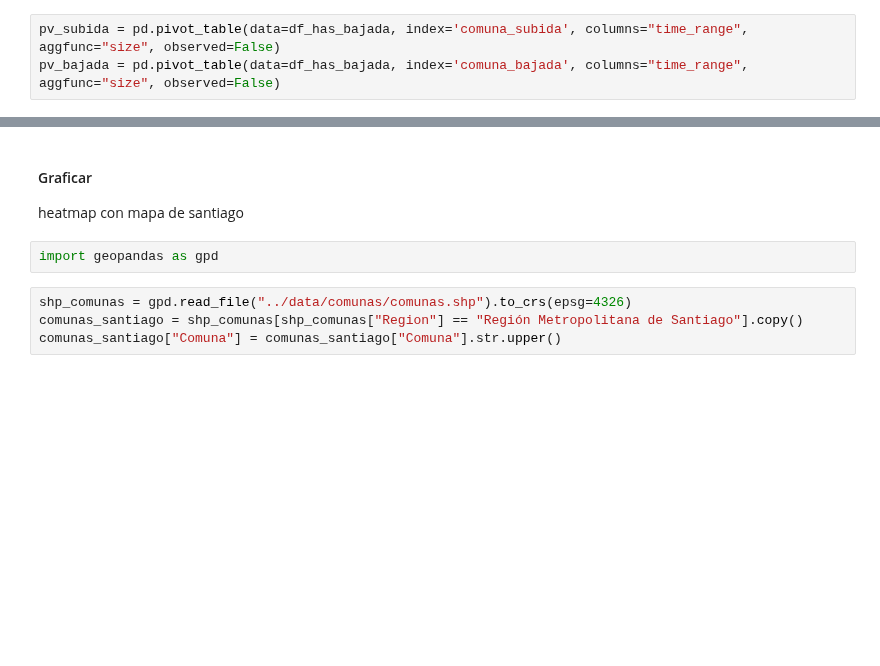
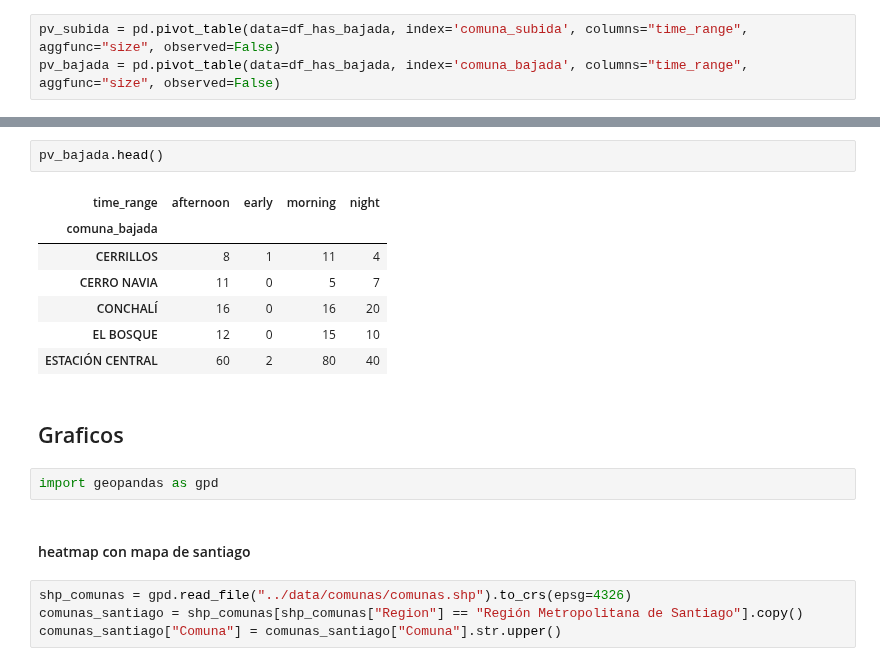
Before and after one commit to Cheng-0201/Proyecto-de-Ciencia-de-Dato, a Jupyter notebook: notebooks/001 con muetra.ipynb, the cells around one changed output, grey strips where cells are left out. Drawn from its saved outputs; the diff is of its cells as text; blank space fills up the shorter version.

```diff
--- a/notebooks/001 con muetra.ipynb
+++ b/notebooks/001 con muetra.ipynb
@@ -344,9 +253,19 @@ pv_bajada.sort_values(by="night", ascending=False).head()[["night"]]
+# %%
+pv_bajada.head()
+# %% [output]
+| time_range | afternoon | early | morning | night |
+| comuna_bajada |  |  |  |  |
+| CERRILLOS | 8 | 1 | 11 | 4 |
+| CERRO NAVIA | 11 | 0 | 5 | 7 |
+| CONCHALÍ | 16 | 0 | 16 | 20 |
+| EL BOSQUE | 12 | 0 | 15 | 10 |
+| ESTACIÓN CENTRAL | 60 | 2 | 80 | 40 |
 # %% [markdown]
-#### Graficar
-
-heatmap con mapa de santiago
+## Graficos
 # %%
 import geopandas as gpd
+# %% [markdown]
+#### heatmap con mapa de santiago
 # %%
 shp_comunas = gpd.read_file("../data/comunas/comunas.shp").to_crs(epsg=4326)
 comunas_santiago = shp_comunas[shp_comunas["Region"] == "Región Metropolitana de Santiago"].copy()
```
Also changed, not shown: parts of 21 cells of this notebook.
